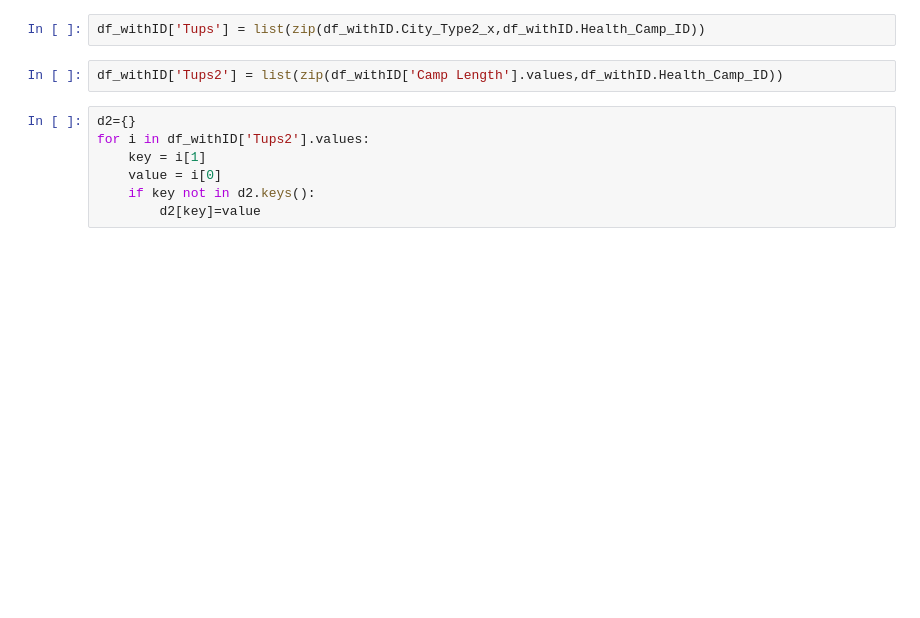
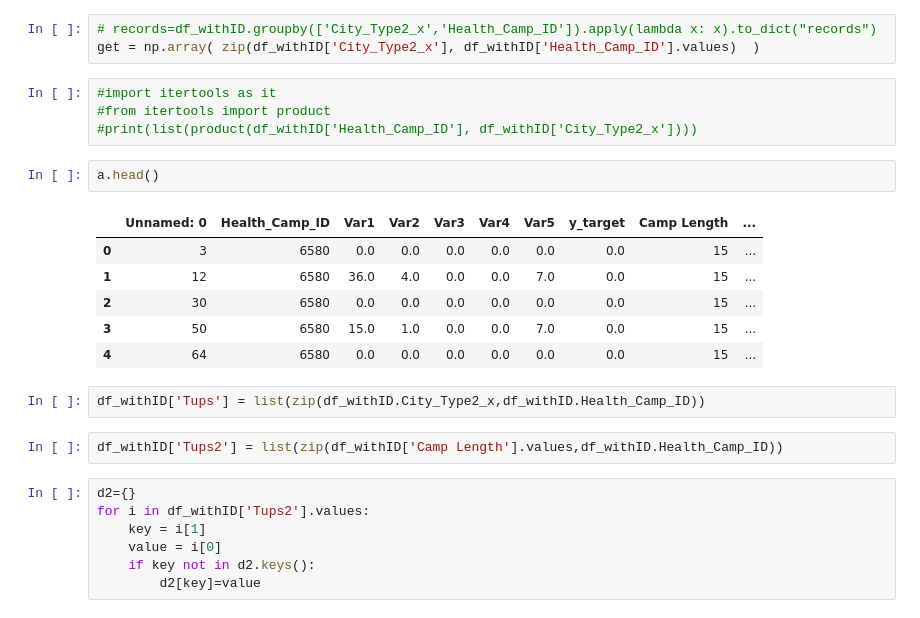
Before and after one commit to AChezick/Capstone2, a Jupyter notebook: Notebooks/Phase_4_AB.ipynb, the cells around one changed output. Saved outputs shown, nothing was run; the diff lists cells and outputs as text; blank space fills up the shorter version.

```diff
--- a/Notebooks/Phase_4_AB.ipynb
+++ b/Notebooks/Phase_4_AB.ipynb
@@ -43,3 +45,19 @@ dict_items([('9999', 60075), ('Others', 2239), ('Technology', 3533), ('Consultin
+# %%
+# records=df_withID.groupby(['City_Type2_x','Health_Camp_ID']).apply(lambda x: x).to_dict("records")
+get = np.array( zip(df_withID['City_Type2_x'], df_withID['Health_Camp_ID'].values)  )
+# %%
+#import itertools as it
+#from itertools import product
+#print(list(product(df_withID['Health_Camp_ID'], df_withID['City_Type2_x'])))
+# %%
+a.head()
+# %% [output]
+|  | Unnamed: 0 | Health_Camp_ID | Var1 | Var2 | Var3 | Var4 | Var5 | y_target | Camp Length | ... |
+| 0 | 3 | 6580 | 0.0 | 0.0 | 0.0 | 0.0 | 0.0 | 0.0 | 15 | ... |
+| 1 | 12 | 6580 | 36.0 | 4.0 | 0.0 | 0.0 | 7.0 | 0.0 | 15 | ... |
+| 2 | 30 | 6580 | 0.0 | 0.0 | 0.0 | 0.0 | 0.0 | 0.0 | 15 | ... |
+| 3 | 50 | 6580 | 15.0 | 1.0 | 0.0 | 0.0 | 7.0 | 0.0 | 15 | ... |
+| 4 | 64 | 6580 | 0.0 | 0.0 | 0.0 | 0.0 | 0.0 | 0.0 | 15 | ... |
 # %%
 df_withID['Tups'] = list(zip(df_withID.City_Type2_x,df_withID.Health_Camp_ID))
 # %%
```
Also changed, not shown: parts of 53 cells of this notebook, 4 other files.
